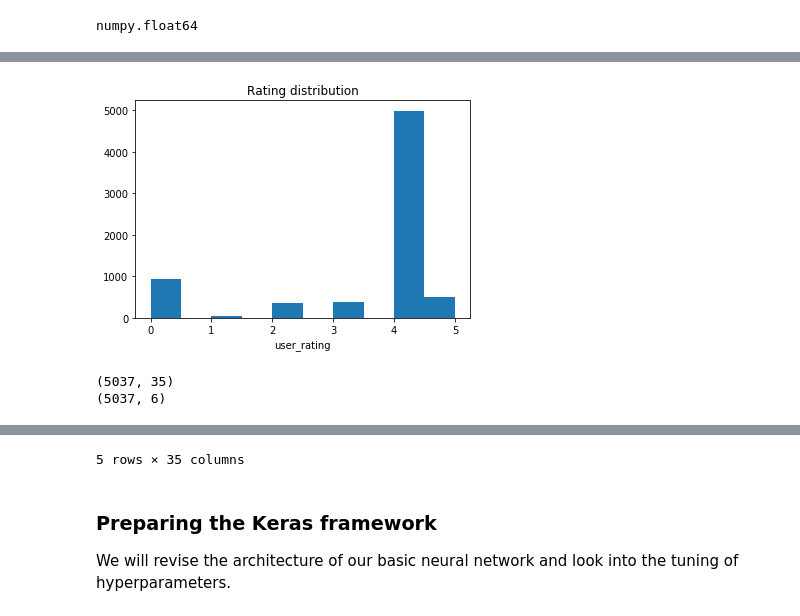
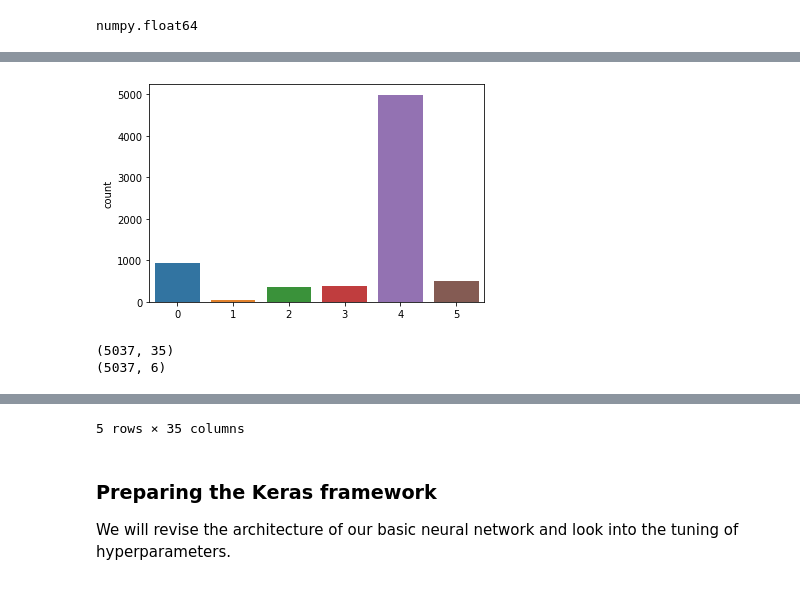
Before and after one commit to peto-ivanov/gda, a Jupyter notebook: quests/NN-quest_Keras.ipynb, the cells around one changed output, grey strips where cells are left out. Cells and saved outputs as stored; diff of their text form; code cells hidden in the pictures.

```diff
--- a/quests/NN-quest_Keras.ipynb
+++ b/quests/NN-quest_Keras.ipynb
@@ -43,3 +30,9 @@ Mounted at /content/drive
+# %%
+# Load dataset and set app name as index
+import pandas as pd
+
+#set the path to where you stored the AppleStore_prep.csv data here
+path="data/"
 # %%
 # Select the app name as row index
 # Load dataset and set app name as index
@@ -66,23 +142,30 @@ numpy.float64
 # %%
-#plot the Rating distribution as seen in the plot below
+# Instructions:
+# -------------
+# Plot the Rating distribution as seen in the plot below
 
+# Seaborn has just a thing for that:
+sns.countplot(x=y_encoded)
+plt.show()
 
-
-
-X =
-y =
+# Taking X as entire dataset of features and
+X = app[features]
+y = dummy_y
 # Let's split our data set in train and test and use random seed = 42 and 30% test size
 # Keep in mind that this data set is already normalized, which leads to a leakage of information from train set to test set
 # When you are working with a dataset, make sure you normalize the variables in test set according to the parameters of the train set
 
+# Random seed
 seed=42
 
+# Doing train / test split
+X_train, X_test, y_train, y_test = train_test_split(X, y, test_size=0.3, random_state=seed)
 
 print (X_train.shape)
 print(y_train.shape)
 X.head(5)
 # %% [output]
-[figure, old version]
+[figure, new version]
 (5037, 35)
 (5037, 6)
 |  | size_bytes | price | rating_count_tot | sup_devices.num | ipadSc_urls.num | lang.num | vpp_lic | ... |
```
Also changed, not shown: parts of 37 cells of this notebook, 1 other file.
